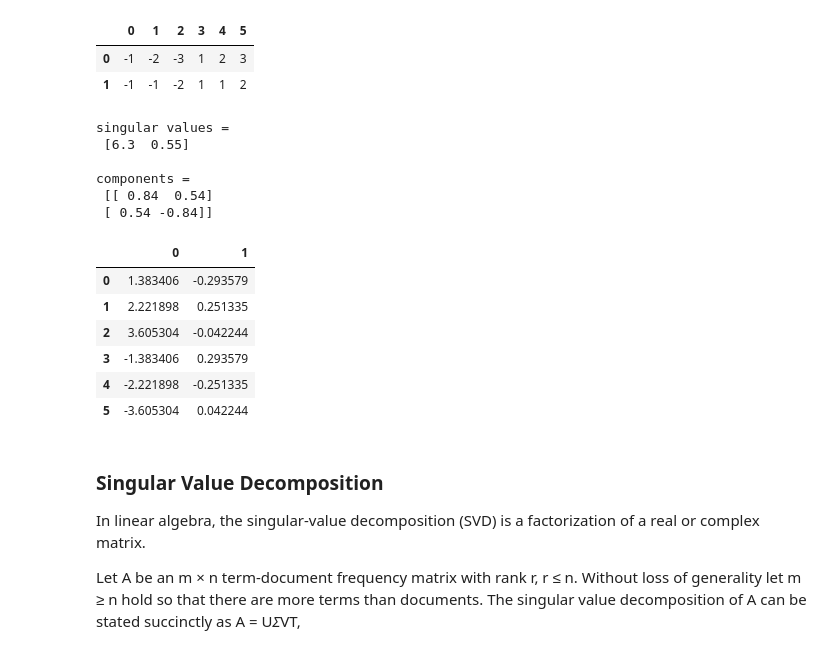
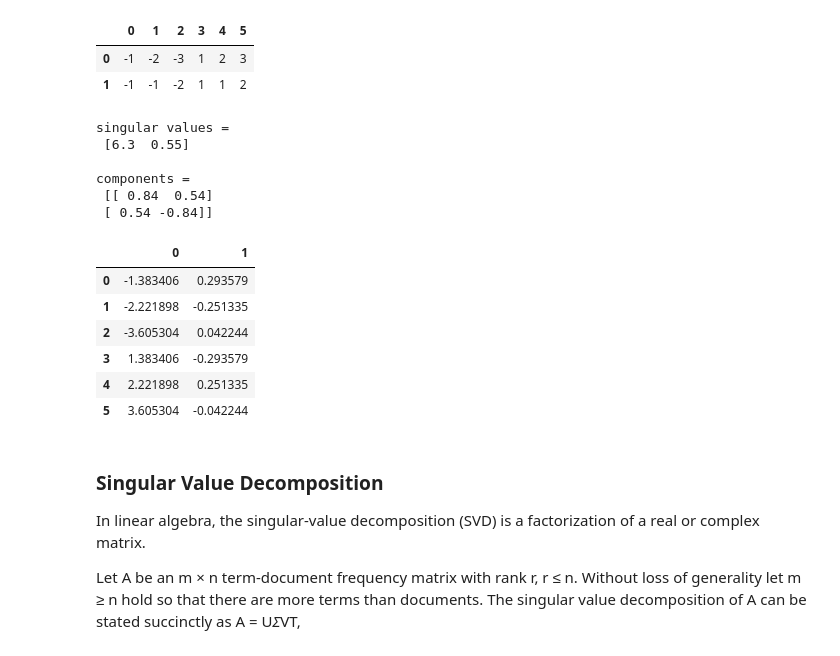
Before and after one commit to Alexjmsherman/nlp_practicum_original, a Jupyter notebook: lessons/lesson10_word_embeddings/Word Embeddings Solution.ipynb, the cells around one changed output. Cells and saved outputs as stored; diff of their text form; code cells hidden in the pictures.

```diff
--- a/lessons/lesson10_word_embeddings/Word Embeddings Solution.ipynb
+++ b/lessons/lesson10_word_embeddings/Word Embeddings Solution.ipynb
@@ -251,11 +251,7 @@ Image("../../raw_data/images/pca.png", width=700, height=700)
 # %% [output]
 [figure]
 # %%
-import numpy as np
-from sklearn.decomposition import PCA
-
-X = np.array([[-1, -1], [-2, -1], [-3, -2], [1, 1], [2, 1], [3, 2]])
-X_df = pd.DataFrame(X)
+X_df = pd.DataFrame([[-1, -1], [-2, -1], [-3, -2], [1, 1], [2, 1], [3, 2]])
 X_df
 # %% [output]
 |  | 0 | 1 |
@@ -329,25 +327,25 @@ X_df.T
 # %%
 # recreate PCA using SVD (we will explain this calculation in the next section)
 u,s,vt = np.linalg.svd(X_df)
 print("singular values =\n", np.round(s, decimals=2), "\n")
 print("components =\n", np.round(vt, decimals=2), "\n")
 
-u,s,vt = np.linalg.svd(X_df.T)
-pd.DataFrame(X_df.dot(u))
+# pca
+pd.DataFrame(X_df.dot(vt))
 # %% [output]
 singular values =
  [6.3  0.55]
 
 components =
  [[ 0.84  0.54]
  [ 0.54 -0.84]]
 |  | 0 | 1 |
-| 0 | 1.383406 | -0.293579 |
-| 1 | 2.221898 | 0.251335 |
-| 2 | 3.605304 | -0.042244 |
-| 3 | -1.383406 | 0.293579 |
-| 4 | -2.221898 | -0.251335 |
-| 5 | -3.605304 | 0.042244 |
+| 0 | -1.383406 | 0.293579 |
+| 1 | -2.221898 | -0.251335 |
+| 2 | -3.605304 | 0.042244 |
+| 3 | 1.383406 | -0.293579 |
+| 4 | 2.221898 | 0.251335 |
+| 5 | 3.605304 | -0.042244 |
 # %% [markdown]
 ### Singular Value Decomposition
 
```
Also changed, not shown: parts of 26 cells of this notebook, 2 other files.
